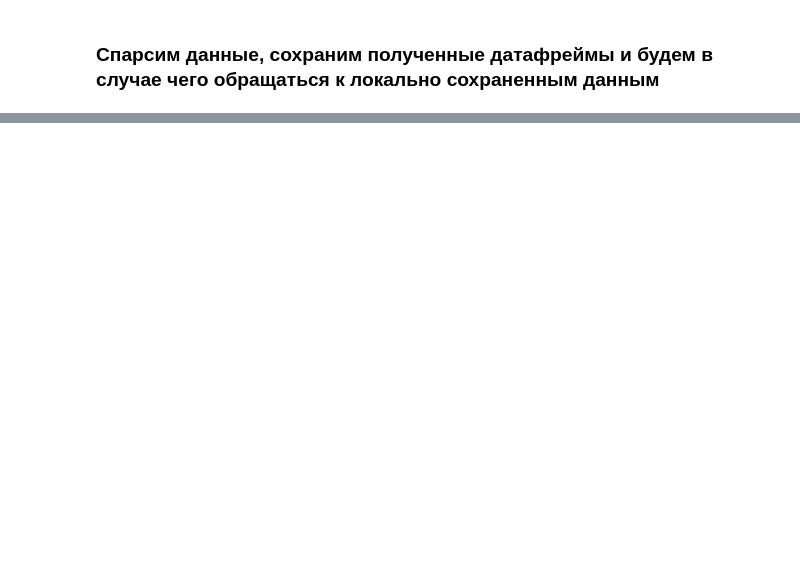
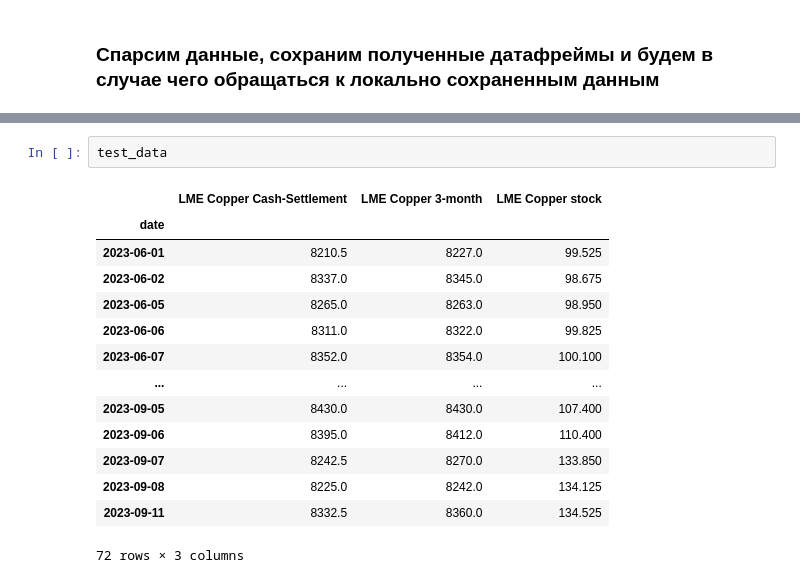
Before and after one commit to hotdonkey/data_science, a Jupyter notebook: Projecy_8/diploma.ipynb, the cells around one changed output, grey strips where cells are left out. Cells and saved outputs as stored; diff of their text form; blank space fills up the shorter version.

```diff
--- a/Projecy_8/diploma.ipynb
+++ b/Projecy_8/diploma.ipynb
@@ -114,0 +181,17 @@ display(
+# %%
+test_data
+# %% [output]
+|  | LME Copper Cash-Settlement | LME Copper 3-month | LME Copper stock |
+| date |  |  |  |
+| 2023-06-01 | 8210.5 | 8227.0 | 99.525 |
+| 2023-06-02 | 8337.0 | 8345.0 | 98.675 |
+| 2023-06-05 | 8265.0 | 8263.0 | 98.950 |
+| 2023-06-06 | 8311.0 | 8322.0 | 99.825 |
+| 2023-06-07 | 8352.0 | 8354.0 | 100.100 |
+| ... | ... | ... | ... |
+| 2023-09-05 | 8430.0 | 8430.0 | 107.400 |
+| 2023-09-06 | 8395.0 | 8412.0 | 110.400 |
+| 2023-09-07 | 8242.5 | 8270.0 | 133.850 |
+| 2023-09-08 | 8225.0 | 8242.0 | 134.125 |
+| 2023-09-11 | 8332.5 | 8360.0 | 134.525 |
+72 rows × 3 columns
```
Also changed, not shown: parts of 11 cells of this notebook, 5 other files.
